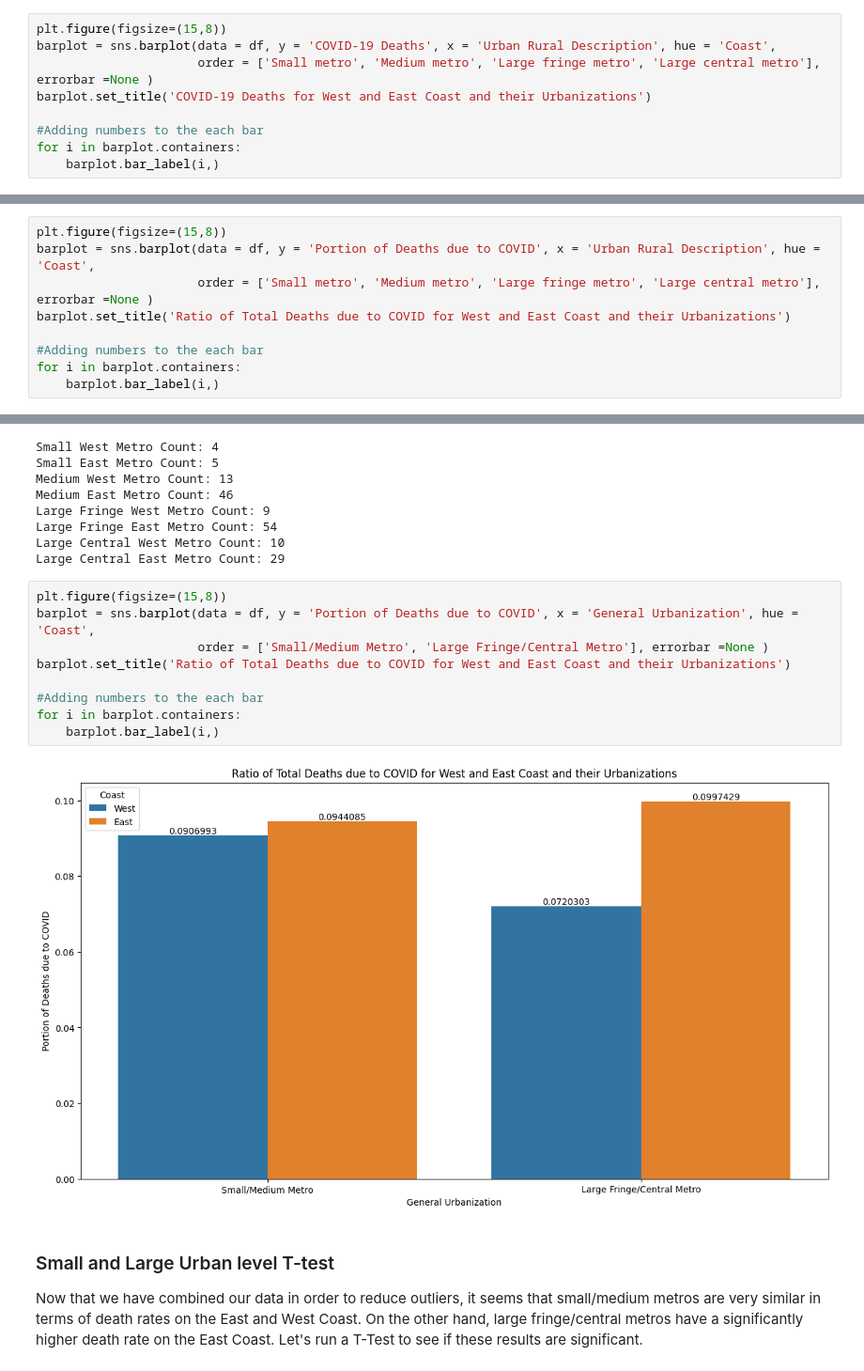
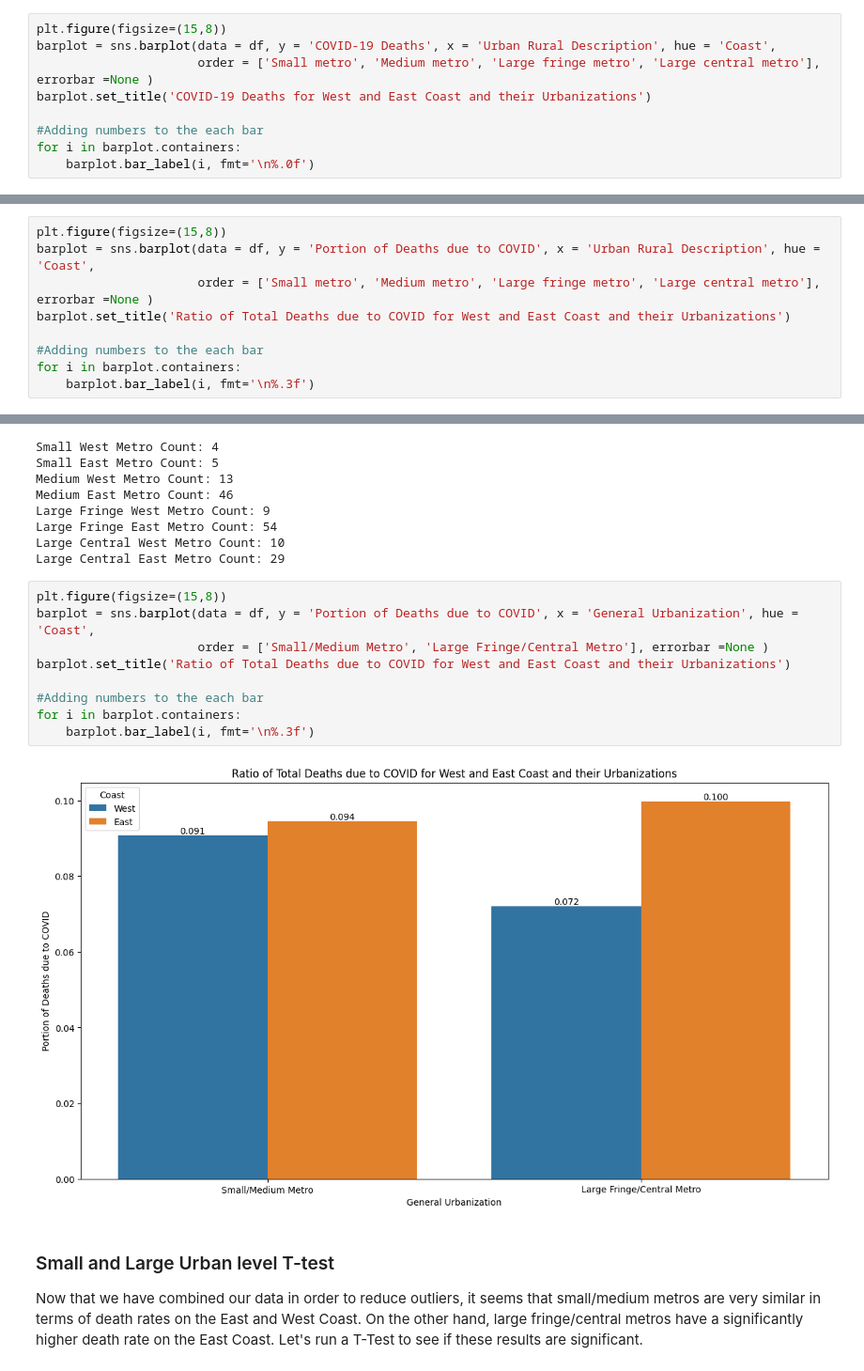
Before and after one commit to kshtwr/COVID-Mortality-Rate-in-Diverse-Cities, a Jupyter notebook: FinalProject_Group116_WI24.ipynb, the cells around one changed output, grey strips where cells are left out. Shown at 94% size. Saved outputs shown, nothing was run; the diff lists cells and outputs as text.

```diff
--- a/FinalProject_Group116_WI24.ipynb
+++ b/FinalProject_Group116_WI24.ipynb
@@ -331,5 +331,5 @@ barplot.set_title('COVID-19 Deaths for West and East Coast and their Urbanizatio
 
 #Adding numbers to the each bar
 for i in barplot.containers:
-    barplot.bar_label(i,)
+    barplot.bar_label(i, fmt='\n%.0f')
 # %% [output]
@@ -346,5 +346,5 @@ barplot.set_title('Ratio of Total Deaths due to COVID for West and East Coast an
 
 #Adding numbers to the each bar
 for i in barplot.containers:
-    barplot.bar_label(i,)
+    barplot.bar_label(i, fmt='\n%.3f')
 # %% [output]
@@ -419,14 +419,14 @@ Large Central East Metro Count: 29
 # %%
 plt.figure(figsize=(15,8))
 barplot = sns.barplot(data = df, y = 'Portion of Deaths due to COVID', x = 'General Urbanization', hue = 'Coast',
                       order = ['Small/Medium Metro', 'Large Fringe/Central Metro'], errorbar =None )
 barplot.set_title('Ratio of Total Deaths due to COVID for West and East Coast and their Urbanizations')
 
 #Adding numbers to the each bar
 for i in barplot.containers:
-    barplot.bar_label(i,)
+    barplot.bar_label(i, fmt='\n%.3f')
 # %% [output]
-[figure, old version]
+[figure, new version]
 # %% [markdown]
 ### Small and Large Urban level T-test
 Now that we have combined our data in order to reduce outliers, it seems that small/medium metros are very similar in terms of death rates on the East and West Coast. On the other hand, large fringe/central metros have a significantly higher death rate on the East Coast. Let's run a T-Test to see if these results are significant.
```
Also changed, not shown: parts of 8 cells of this notebook.
